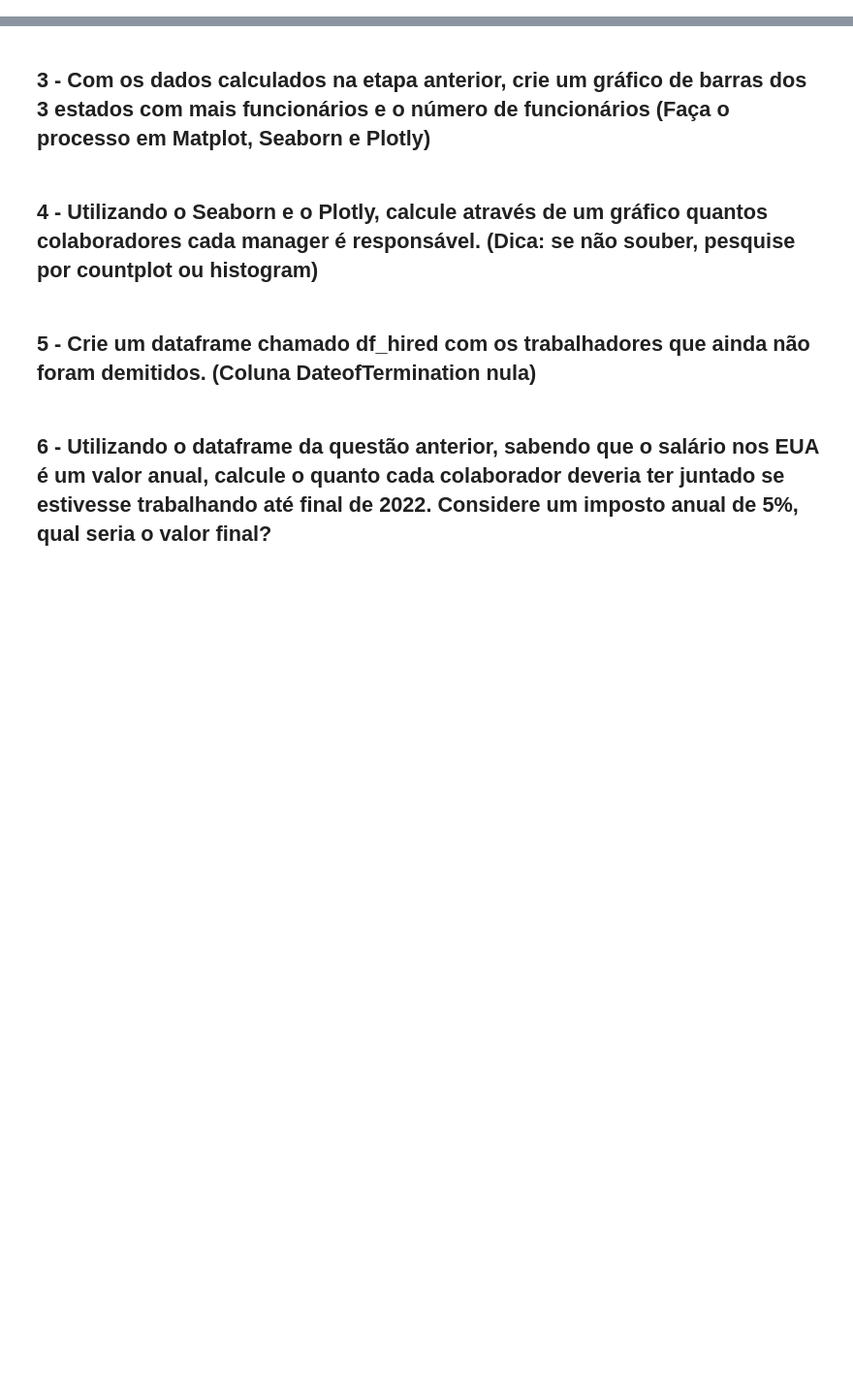
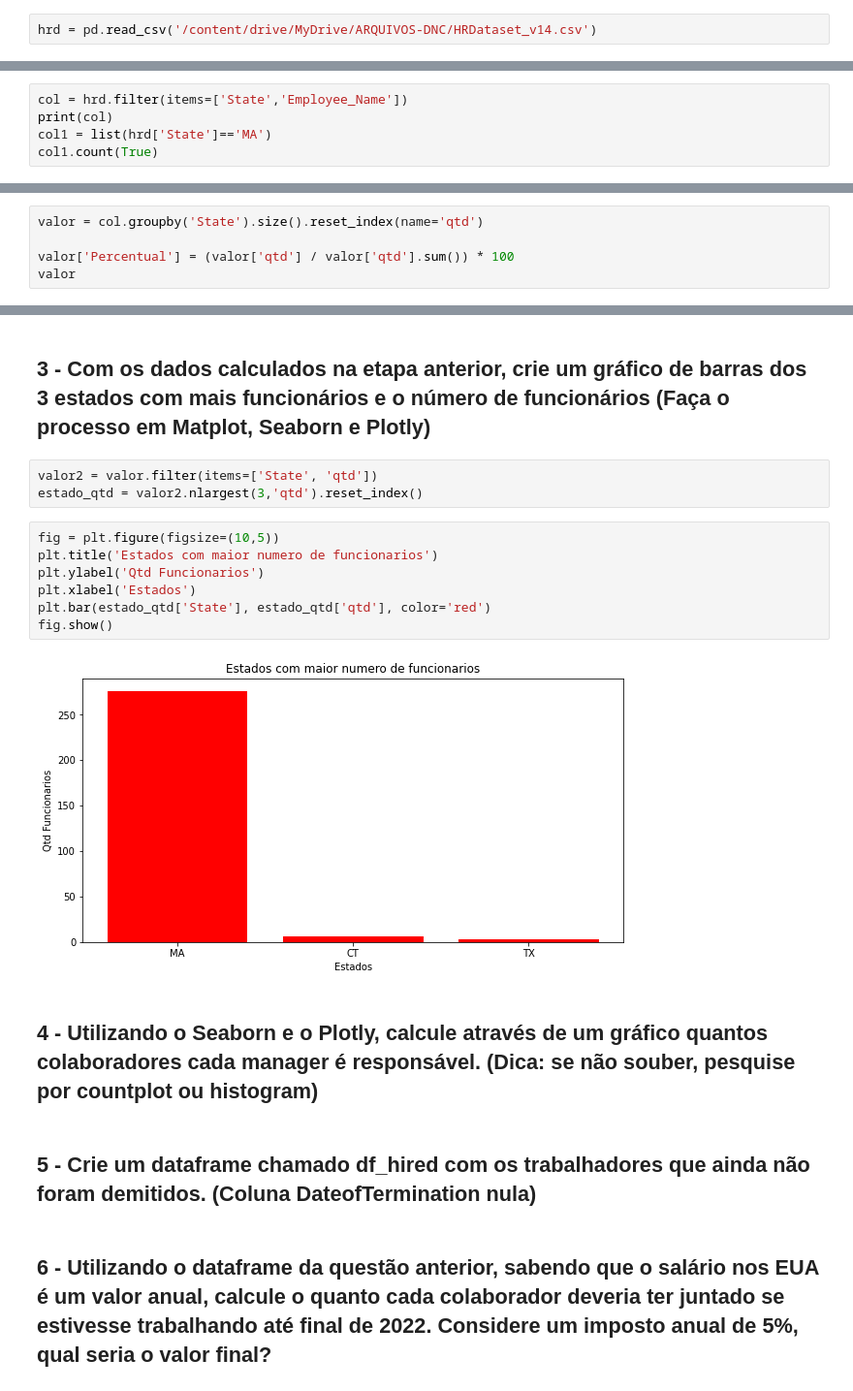
Before and after one commit to valdirdpg/curso-dnc, a Jupyter notebook: Bibliotecas_Python_V2_Numpy,_Pandas_e_Matplot_[Valdir].ipynb, the cells around one changed output, grey strips where cells are left out. Shown: that part at 97% size. Drawn from its saved outputs; the diff is of its cells as text; blank space fills up the shorter version.

```diff
--- a/Bibliotecas_Python_V2_Numpy,_Pandas_e_Matplot_[Valdir].ipynb
+++ b/Bibliotecas_Python_V2_Numpy,_Pandas_e_Matplot_[Valdir].ipynb
@@ -36,0 +43,2 @@ import numpy as np
+# %%
+hrd = pd.read_csv('/content/drive/MyDrive/ARQUIVOS-DNC/HRDataset_v14.csv')
@@ -37,2 +66,7 @@ import numpy as np
 # %% [markdown]
 ## 2 - Calcule a porcentagem dos colaboradores por Estado (State) (Faça em Pandas e Numpy).
+# %%
+col = hrd.filter(items=['State','Employee_Name'])
+print(col)
+col1 = list(hrd['State']=='MA')
+col1.count(True)
@@ -38,0 +89,5 @@ import numpy as np
+# %%
+valor = col.groupby('State').size().reset_index(name='qtd')
+
+valor['Percentual'] = (valor['qtd'] / valor['qtd'].sum()) * 100
+valor
@@ -39,5 +112,17 @@ import numpy as np
 # %% [markdown]
 ## 3 - Com os dados calculados na etapa anterior, crie um gráfico de barras dos 3 estados com mais funcionários e o número de funcionários (Faça o processo em Matplot, Seaborn e Plotly)
+# %%
+valor2 = valor.filter(items=['State', 'qtd'])
+estado_qtd = valor2.nlargest(3,'qtd').reset_index()
+# %%
+fig = plt.figure(figsize=(10,5))
+plt.title('Estados com maior numero de funcionarios')
+plt.ylabel('Qtd Funcionarios')
+plt.xlabel('Estados')
+plt.bar(estado_qtd['State'], estado_qtd['qtd'], color='red')
+fig.show()
+# %% [output]
+[figure, added]
 # %% [markdown]
 ## 4 - Utilizando o Seaborn e o Plotly, calcule através de um gráfico quantos colaboradores cada manager é responsável. (Dica: se não souber, pesquise por countplot ou histogram)
 # %% [markdown]
```
Also changed, not shown: parts of 8 cells of this notebook.
